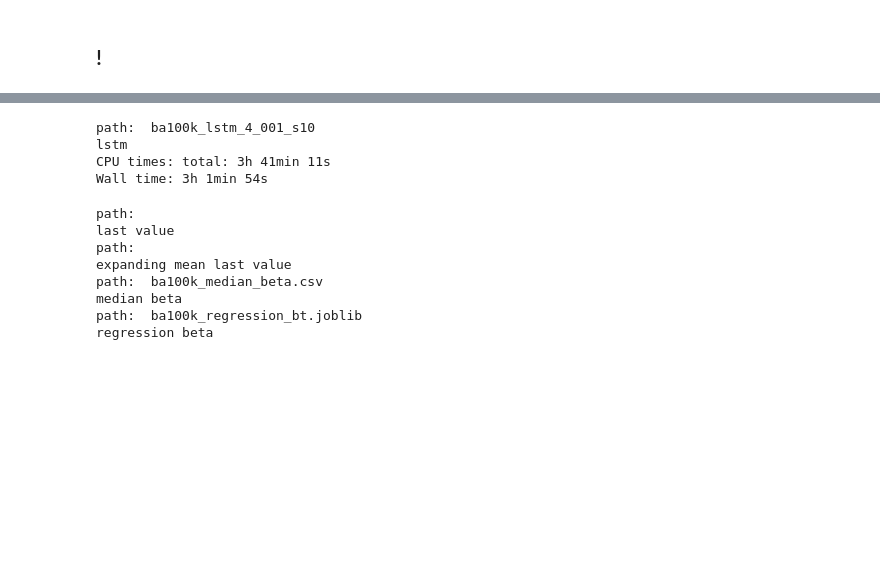
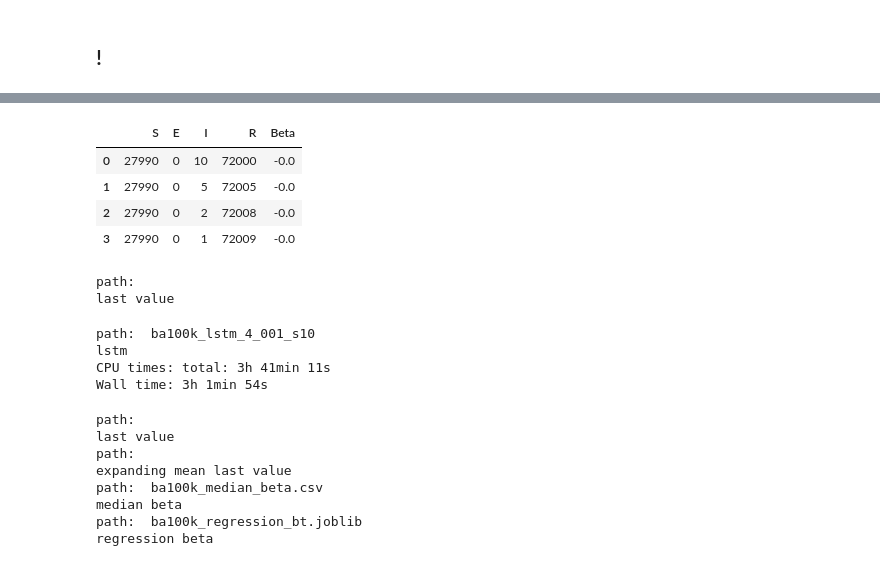
Before and after one commit to Mpkosh/network_hybrid_33, a Jupyter notebook: apply_and_see-Copy1.ipynb, the cells around one changed output, grey strips where cells are left out. Saved outputs shown, nothing was run; the diff lists cells and outputs as text; code cells hidden in the pictures; blank space fills up the shorter version.

```diff
--- a/apply_and_see-Copy1.ipynb
+++ b/apply_and_see-Copy1.ipynb
@@ -142,3 +155,26 @@ sw.shape
+# %%
+dd = pd.read_csv('../new_sw_100000/p_0.43999999999999984_0.3_0.2_0.0001_0.2800000000000001_seed_0.csv')
+dd = dd[(dd['E'] > 0)|(dd['I'] > 0)
+                         ].fillna(0)
+dd
+# %% [output]
+|  | S | E | I | R | Beta |
+| 0 | 27990 | 0 | 10 | 72000 | -0.0 |
+| 1 | 27990 | 0 | 5 | 72005 | -0.0 |
+| 2 | 27990 | 0 | 2 | 72008 | -0.0 |
+| 3 | 27990 | 0 | 1 | 72009 | -0.0 |
+# %%
+p, l = 0.01, 1
+apply_methods(seed_dirs="../new_sw_100000/",
+              seed_numbers=sw[::10][900:], on_incidence=True,
+              switch_on_incidence=False,
+              idx_s=0, idx_e=1, show_fig_flag=False,
+             is_filename=True, sigma=0.3, gamma=0.2,
+              perc_switch=p,
+             suff_m='sw100k', suff=f'sw100k_sI_all_{l}')
+# %% [output]
+path:
+last value
 # %%
 %%time
 # for lstm CPU times: total: 3h 41min 11s
```
Also changed, not shown: parts of 10 cells of this notebook, 32 other files.
